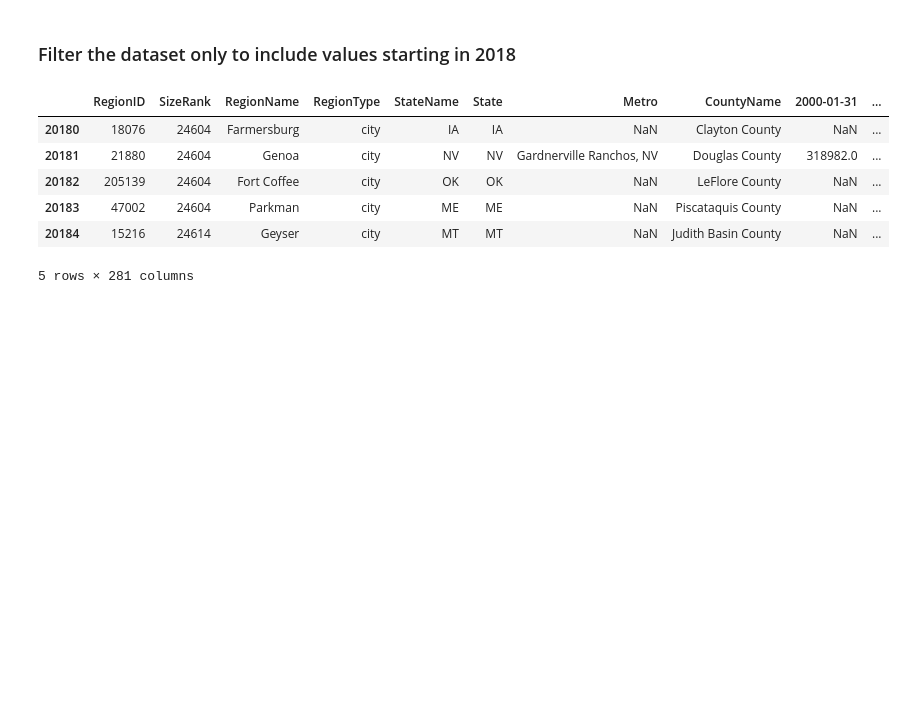
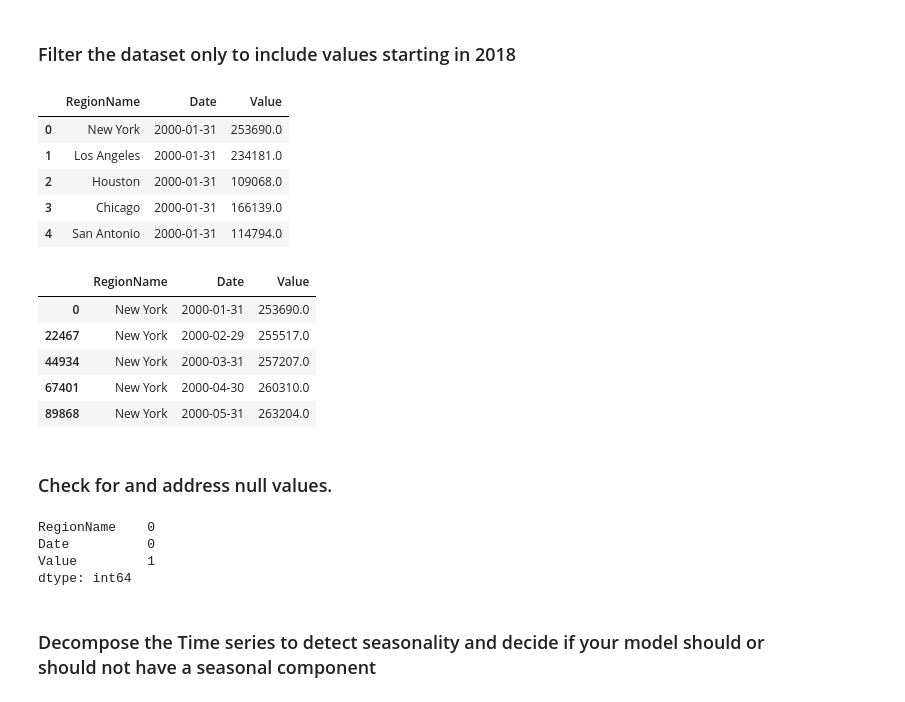
Before and after one commit to EhLeeOod/time-series, a Jupyter notebook: core-wide-form-time-data.ipynb, the cells around one changed output. Saved outputs shown, nothing was run; the diff lists cells and outputs as text; code cells hidden in the pictures; blank space fills up the shorter version.

Commit message:
filter df for New York

```diff
--- a/core-wide-form-time-data.ipynb
+++ b/core-wide-form-time-data.ipynb
@@ -296,14 +296,15 @@ Your overall goal is to forecast the home values for the city with the highest h
 # %% [markdown]
 ### Filter the dataset only to include values starting in 2018
 # %%
-df_gs = df_gs.loc['2018':]
+# melt and drop unnecessary columns
+df_gs_melted = pd.melt(df_gs.drop(columns=['RegionID','SizeRank','RegionType','StateName','State','Metro','CountyName']), id_vars=['RegionName'], value_name='Value',var_name="Date")
 # %%
-df_gs.head()
+# preview data
+df_gs_melted.head()
 # %% [output]
-|  | RegionID | SizeRank | RegionName | RegionType | StateName | State | Metro | CountyName | 2000-01-31 | ... |
-| 20180 | 18076 | 24604 | Farmersburg | city | IA | IA | NaN | Clayton County | NaN | ... |
-| 20181 | 21880 | 24604 | Genoa | city | NV | NV | Gardnerville Ranchos, NV | Douglas County | 318982.0 | ... |
-| 20182 | 205139 | 24604 | Fort Coffee | city | OK | OK | NaN | LeFlore County | NaN | ... |
-| 20183 | 47002 | 24604 | Parkman | city | ME | ME | NaN | Piscataquis County | NaN | ... |
-| 20184 | 15216 | 24614 | Geyser | city | MT | MT | NaN | Judith Basin County | NaN | ... |
+|  | RegionName | Date | Value |
+| 0 | New York | 2000-01-31 | 253690.0 |
+| 1 | Los Angeles | 2000-01-31 | 234181.0 |
+| 2 | Houston | 2000-01-31 | 109068.0 |
+| 3 | Chicago | 2000-01-31 | 166139.0 |
+| 4 | San Antonio | 2000-01-31 | 114794.0 |
-5 rows × 281 columns
@@ -338,0 +314,10 @@ df_gs.head()
+# %%
+# preview data
+df_gs_ny.head()
+# %% [output]
+|  | RegionName | Date | Value |
+| 0 | New York | 2000-01-31 | 253690.0 |
+| 22467 | New York | 2000-02-29 | 255517.0 |
+| 44934 | New York | 2000-03-31 | 257207.0 |
+| 67401 | New York | 2000-04-30 | 260310.0 |
+| 89868 | New York | 2000-05-31 | 263204.0 |
@@ -338,0 +326,11 @@ df_gs.head()
+# %% [markdown]
+### Check for and address null values.
+# %%
+df_gs_ny.isna().sum()
+# %% [output]
+RegionName    0
+Date          0
+Value         1
+dtype: int64
+# %% [markdown]
+### Decompose the Time series to detect seasonality and decide if your model should or should not have a seasonal component
```
Also changed, not shown: parts of 17 cells of this notebook.
